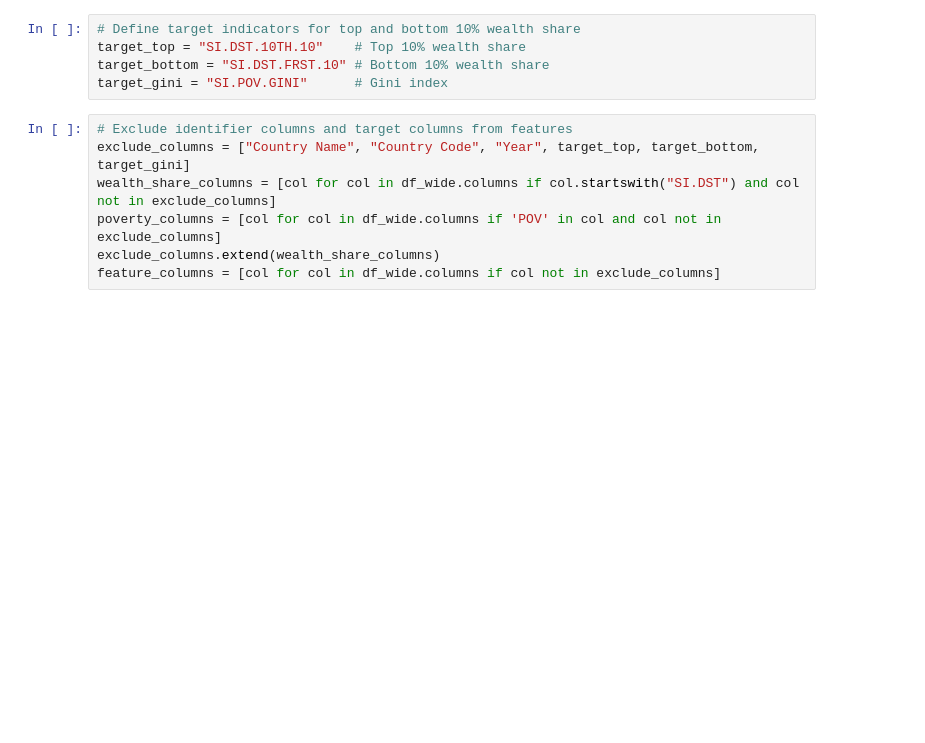
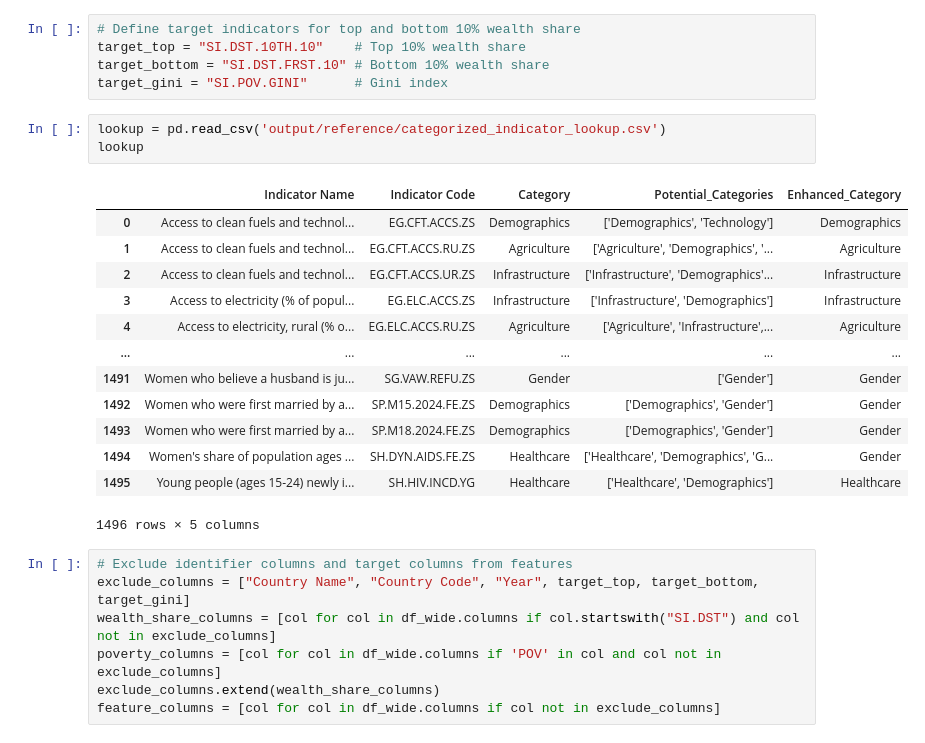
Before and after one commit to garrettwflowers/wdi-income-inequality, a Jupyter notebook: transform_data.ipynb, the cells around one changed output. Saved outputs shown, nothing was run; the diff lists cells and outputs as text; blank space fills up the shorter version.

```diff
--- a/transform_data.ipynb
+++ b/transform_data.ipynb
@@ -55,6 +73,23 @@ df_wide
 target_top = "SI.DST.10TH.10"    # Top 10% wealth share
 target_bottom = "SI.DST.FRST.10" # Bottom 10% wealth share
 target_gini = "SI.POV.GINI"      # Gini index
+# %%
+lookup = pd.read_csv('output/reference/categorized_indicator_lookup.csv')
+lookup
+# %% [output]
+|  | Indicator Name | Indicator Code | Category | Potential_Categories | Enhanced_Category |
+| 0 | Access to clean fuels and technol... | EG.CFT.ACCS.ZS | Demographics | ['Demographics', 'Technology'] | Demographics |
+| 1 | Access to clean fuels and technol... | EG.CFT.ACCS.RU.ZS | Agriculture | ['Agriculture', 'Demographics', '... | Agriculture |
+| 2 | Access to clean fuels and technol... | EG.CFT.ACCS.UR.ZS | Infrastructure | ['Infrastructure', 'Demographics'... | Infrastructure |
+| 3 | Access to electricity (% of popul... | EG.ELC.ACCS.ZS | Infrastructure | ['Infrastructure', 'Demographics'] | Infrastructure |
+| 4 | Access to electricity, rural (% o... | EG.ELC.ACCS.RU.ZS | Agriculture | ['Agriculture', 'Infrastructure',... | Agriculture |
+| ... | ... | ... | ... | ... | ... |
+| 1491 | Women who believe a husband is ju... | SG.VAW.REFU.ZS | Gender | ['Gender'] | Gender |
+| 1492 | Women who were first married by a... | SP.M15.2024.FE.ZS | Demographics | ['Demographics', 'Gender'] | Gender |
+| 1493 | Women who were first married by a... | SP.M18.2024.FE.ZS | Demographics | ['Demographics', 'Gender'] | Gender |
+| 1494 | Women's share of population ages ... | SH.DYN.AIDS.FE.ZS | Healthcare | ['Healthcare', 'Demographics', 'G... | Gender |
+| 1495 | Young people (ages 15-24) newly i... | SH.HIV.INCD.YG | Healthcare | ['Healthcare', 'Demographics'] | Healthcare |
+1496 rows × 5 columns
 # %%
 # Exclude identifier columns and target columns from features
 exclude_columns = ["Country Name", "Country Code", "Year", target_top, target_bottom, target_gini]
```
Also changed, not shown: parts of 7 cells of this notebook, 6 other files.
